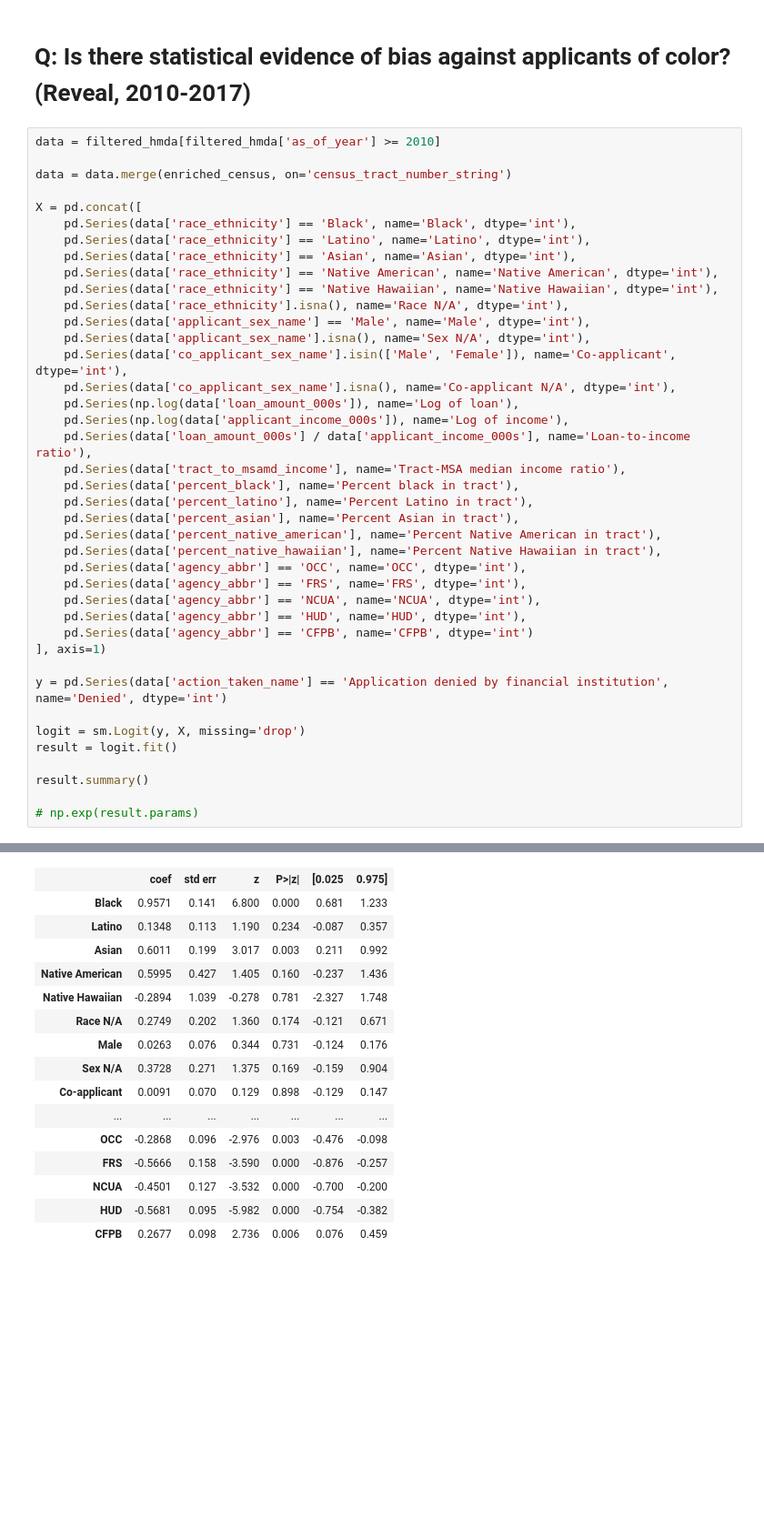
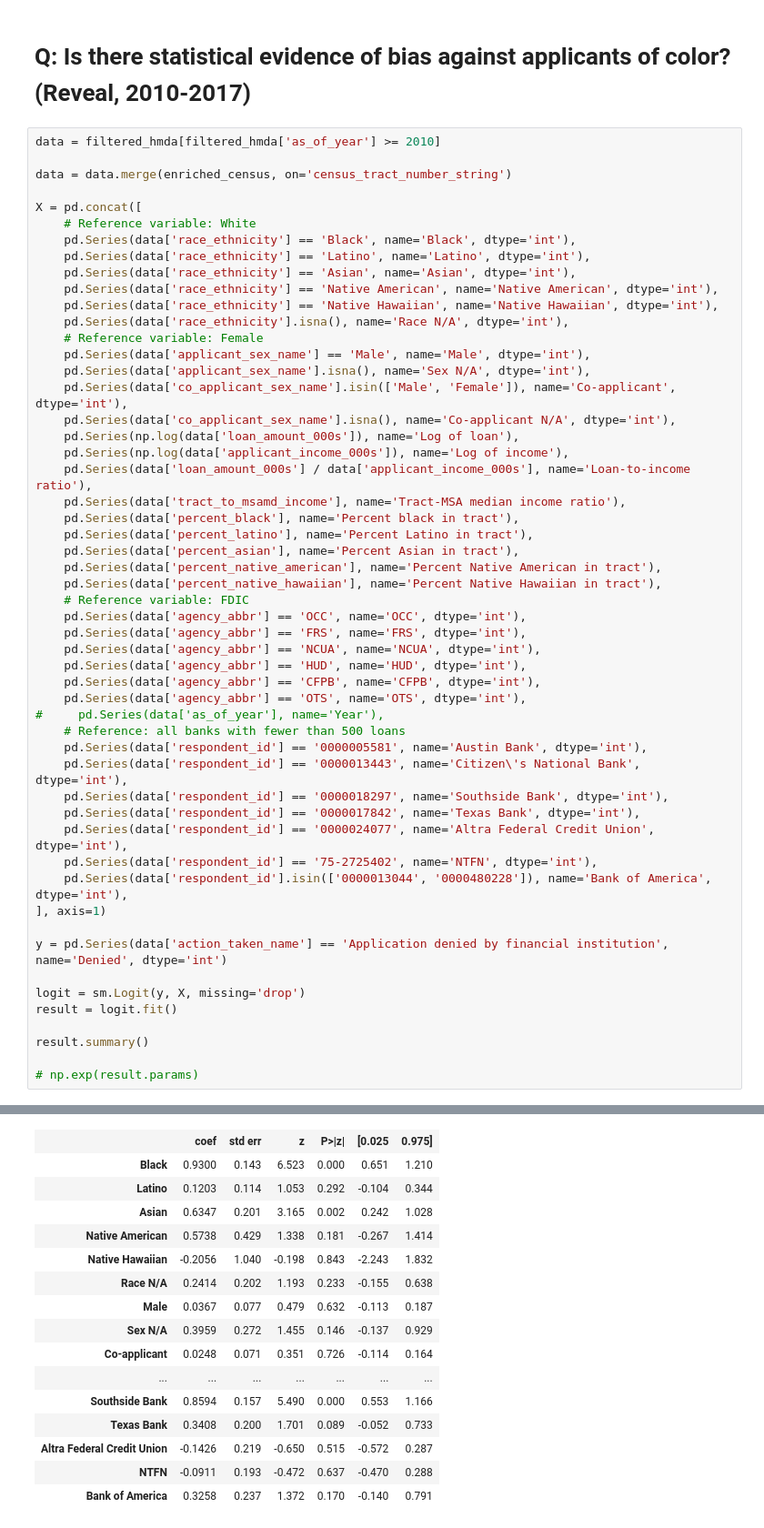
Before and after one commit to thetylerloop/tyler-home-loans, a Jupyter notebook: Home Loans (HMDA) Analysis.ipynb, the cells around one changed output, grey strips where cells are left out. Shown at 91% size. Drawn from its saved outputs; the diff is of its cells as text; blank space fills up the shorter version.

```diff
--- a/Home Loans (HMDA) Analysis.ipynb
+++ b/Home Loans (HMDA) Analysis.ipynb
@@ -448,12 +443,14 @@ data = filtered_hmda[filtered_hmda['as_of_year'] >= 2010]
 data = data.merge(enriched_census, on='census_tract_number_string')
 
 X = pd.concat([
+    # Reference variable: White
     pd.Series(data['race_ethnicity'] == 'Black', name='Black', dtype='int'),
     pd.Series(data['race_ethnicity'] == 'Latino', name='Latino', dtype='int'),
     pd.Series(data['race_ethnicity'] == 'Asian', name='Asian', dtype='int'),
     pd.Series(data['race_ethnicity'] == 'Native American', name='Native American', dtype='int'),
     pd.Series(data['race_ethnicity'] == 'Native Hawaiian', name='Native Hawaiian', dtype='int'),
     pd.Series(data['race_ethnicity'].isna(), name='Race N/A', dtype='int'),
+    # Reference variable: Female
     pd.Series(data['applicant_sex_name'] == 'Male', name='Male', dtype='int'),
     pd.Series(data['applicant_sex_name'].isna(), name='Sex N/A', dtype='int'),
     pd.Series(data['co_applicant_sex_name'].isin(['Male', 'Female']), name='Co-applicant', dtype='int'),
@@ -467,11 +464,22 @@ X = pd.concat([
     pd.Series(data['percent_asian'], name='Percent Asian in tract'),
     pd.Series(data['percent_native_american'], name='Percent Native American in tract'),
     pd.Series(data['percent_native_hawaiian'], name='Percent Native Hawaiian in tract'),
+    # Reference variable: FDIC
     pd.Series(data['agency_abbr'] == 'OCC', name='OCC', dtype='int'),
     pd.Series(data['agency_abbr'] == 'FRS', name='FRS', dtype='int'),
     pd.Series(data['agency_abbr'] == 'NCUA', name='NCUA', dtype='int'),
     pd.Series(data['agency_abbr'] == 'HUD', name='HUD', dtype='int'),
-    pd.Series(data['agency_abbr'] == 'CFPB', name='CFPB', dtype='int')
+    pd.Series(data['agency_abbr'] == 'CFPB', name='CFPB', dtype='int'),
+    pd.Series(data['agency_abbr'] == 'OTS', name='OTS', dtype='int'),
+#     pd.Series(data['as_of_year'], name='Year'),
+    # Reference: all banks with fewer than 500 loans
+    pd.Series(data['respondent_id'] == '0000005581', name='Austin Bank', dtype='int'),
+    pd.Series(data['respondent_id'] == '0000013443', name='Citizen\'s National Bank', dtype='int'),
+    pd.Series(data['respondent_id'] == '0000018297', name='Southside Bank', dtype='int'),
+    pd.Series(data['respondent_id'] == '0000017842', name='Texas Bank', dtype='int'),
+    pd.Series(data['respondent_id'] == '0000024077', name='Altra Federal Credit Union', dtype='int'),
+    pd.Series(data['respondent_id'] == '75-2725402', name='NTFN', dtype='int'),
+    pd.Series(data['respondent_id'].isin(['0000013044', '0000480228']), name='Bank of America', dtype='int'),
 ], axis=1)
 
 y = pd.Series(data['action_taken_name'] == 'Application denied by financial institution', name='Denied', dtype='int')
@@ -497,16 +505,16 @@ Logit Regression Results
 |  | coef | std err | z | P>|z| | [0.025 | 0.975] |
-| Black | 0.9571 | 0.141 | 6.800 | 0.000 | 0.681 | 1.233 |
-| Latino | 0.1348 | 0.113 | 1.190 | 0.234 | -0.087 | 0.357 |
-| Asian | 0.6011 | 0.199 | 3.017 | 0.003 | 0.211 | 0.992 |
-| Native American | 0.5995 | 0.427 | 1.405 | 0.160 | -0.237 | 1.436 |
-| Native Hawaiian | -0.2894 | 1.039 | -0.278 | 0.781 | -2.327 | 1.748 |
-| Race N/A | 0.2749 | 0.202 | 1.360 | 0.174 | -0.121 | 0.671 |
-| Male | 0.0263 | 0.076 | 0.344 | 0.731 | -0.124 | 0.176 |
-| Sex N/A | 0.3728 | 0.271 | 1.375 | 0.169 | -0.159 | 0.904 |
-| Co-applicant | 0.0091 | 0.070 | 0.129 | 0.898 | -0.129 | 0.147 |
+| Black | 0.9300 | 0.143 | 6.523 | 0.000 | 0.651 | 1.210 |
+| Latino | 0.1203 | 0.114 | 1.053 | 0.292 | -0.104 | 0.344 |
+| Asian | 0.6347 | 0.201 | 3.165 | 0.002 | 0.242 | 1.028 |
+| Native American | 0.5738 | 0.429 | 1.338 | 0.181 | -0.267 | 1.414 |
+| Native Hawaiian | -0.2056 | 1.040 | -0.198 | 0.843 | -2.243 | 1.832 |
+| Race N/A | 0.2414 | 0.202 | 1.193 | 0.233 | -0.155 | 0.638 |
+| Male | 0.0367 | 0.077 | 0.479 | 0.632 | -0.113 | 0.187 |
+| Sex N/A | 0.3959 | 0.272 | 1.455 | 0.146 | -0.137 | 0.929 |
+| Co-applicant | 0.0248 | 0.071 | 0.351 | 0.726 | -0.114 | 0.164 |
 | ... | ... | ... | ... | ... | ... | ... |
-| OCC | -0.2868 | 0.096 | -2.976 | 0.003 | -0.476 | -0.098 |
-| FRS | -0.5666 | 0.158 | -3.590 | 0.000 | -0.876 | -0.257 |
-| NCUA | -0.4501 | 0.127 | -3.532 | 0.000 | -0.700 | -0.200 |
-| HUD | -0.5681 | 0.095 | -5.982 | 0.000 | -0.754 | -0.382 |
-| CFPB | 0.2677 | 0.098 | 2.736 | 0.006 | 0.076 | 0.459 |
+| Southside Bank | 0.8594 | 0.157 | 5.490 | 0.000 | 0.553 | 1.166 |
+| Texas Bank | 0.3408 | 0.200 | 1.701 | 0.089 | -0.052 | 0.733 |
+| Altra Federal Credit Union | -0.1426 | 0.219 | -0.650 | 0.515 | -0.572 | 0.287 |
+| NTFN | -0.0911 | 0.193 | -0.472 | 0.637 | -0.470 | 0.288 |
+| Bank of America | 0.3258 | 0.237 | 1.372 | 0.170 | -0.140 | 0.791 |
```
Also changed, not shown: parts of 12 cells of this notebook.
